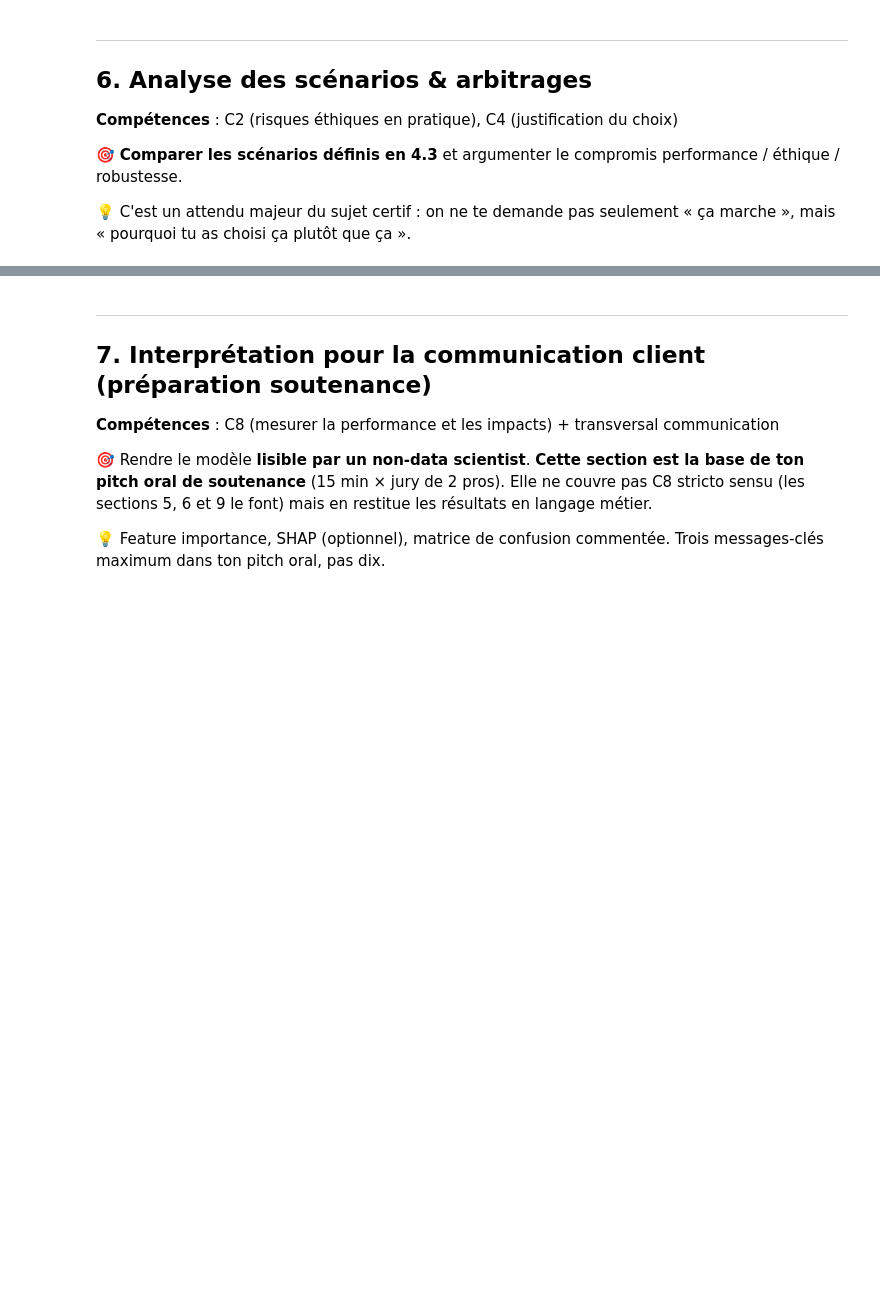
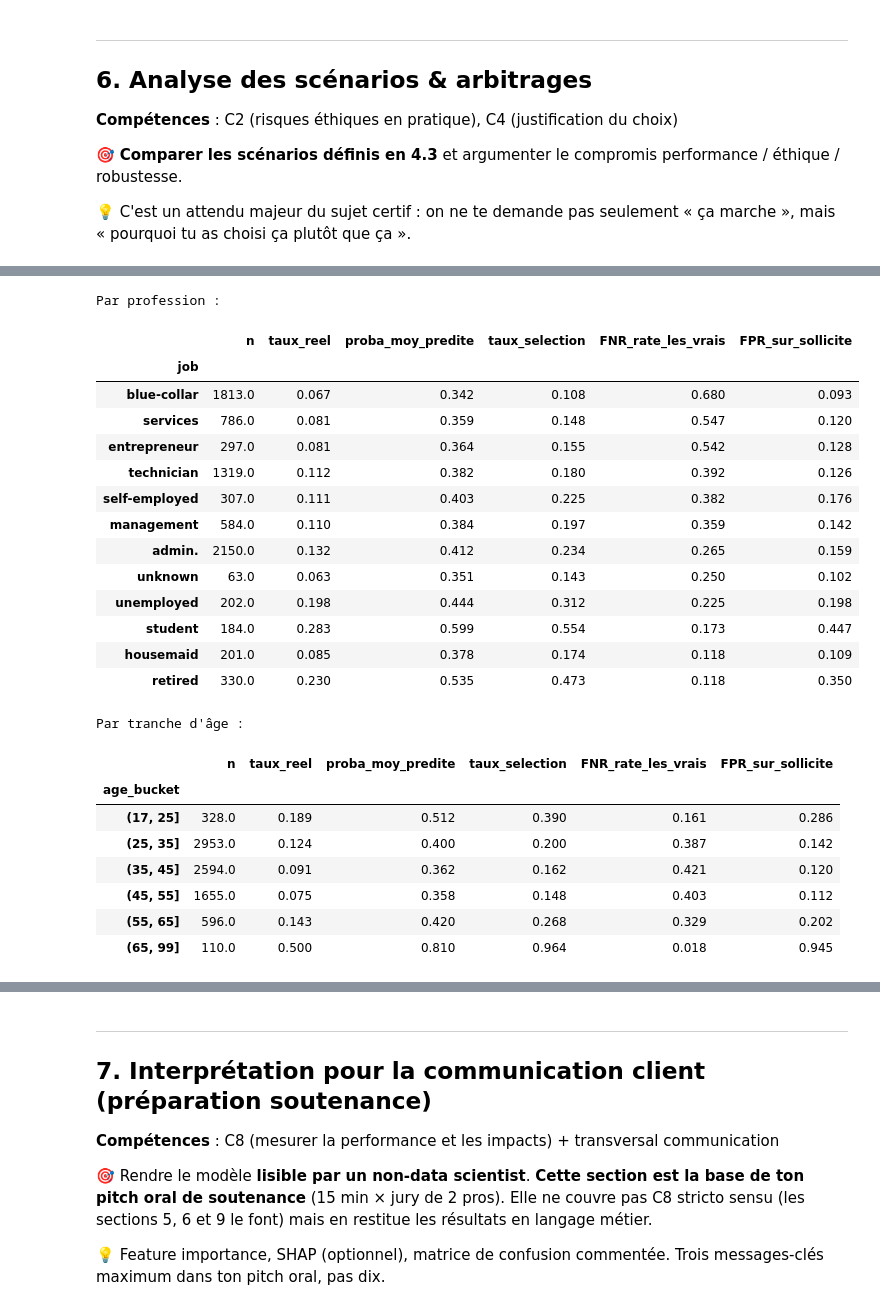
Before and after one commit to nawellepolin/cas-usage-certif-bank-marketing-nawelle, a Jupyter notebook: notebooks/M9_nawelle_bank_marketing.ipynb, the cells around one changed output, grey strips where cells are left out. Saved outputs shown, nothing was run; the diff lists cells and outputs as text; code cells hidden in the pictures; blank space fills up the shorter version.

```diff
--- a/notebooks/M9_nawelle_bank_marketing.ipynb
+++ b/notebooks/M9_nawelle_bank_marketing.ipynb
@@ -928,0 +948,12 @@ Le compromis qui a tranché : entre un modèle plus performant mais non déploya
+# %%
+bins = [17, 25, 35, 45, 55, 65, 99]
+
+df_fe["age_bucket"] = pd.cut(df_fe["age"], bins=bins)
+df_fe["y01"] = y
+
+retained_pipe = fitted_pipelines["scenario_3"]
+eval_df = X_test.copy()
+eval_df["age_bucket"] = pd.cut(eval_df["age"], bins=bins)
+eval_df["y_true"] = y_test.values
+eval_df["y_pred"] = retained_pipe.predict(X_test)
+eval_df["y_proba"] = retained_pipe.predict_proba(X_test)[:, 1]
@@ -928,0 +988,13 @@ Le compromis qui a tranché : entre un modèle plus performant mais non déploya
+# %%
+eval_df["age_job"] = eval_df["age_bucket"].astype(str) + " / " + eval_df["job"]
+counts = eval_df["age_job"].value_counts()
+valid = counts[counts >= 30].index
+sub = eval_df[eval_df["age_job"].isin(valid)]
+sr_inter = sub.groupby("age_job")["y_pred"].mean().sort_values()
+
+print(f"Cellules exploitables (support >= 30) : {len(valid)} / {eval_df['age_job'].nunique()}")
+print(f"Pire groupe  : {sr_inter.index[0]:35s} -> taux de sélection {sr_inter.iloc[0]:.1%}")
+print(f"Meilleur groupe : {sr_inter.index[-1]:32s} -> taux de sélection {sr_inter.iloc[-1]:.1%}")
+di_inter = sr_inter.min() / sr_inter.max()
+print(f"DI intersectionnel = {di_inter:.3f}")
+sr_inter.round(3)
@@ -928,0 +1032,42 @@ Le compromis qui a tranché : entre un modèle plus performant mais non déploya
+# %%
+def group_report(g):
+    pos, neg = g[g["y_true"] == 1], g[g["y_true"] == 0]
+    return pd.Series({
+        "n": len(g),
+        "taux_reel": g["y_true"].mean(),
+        "proba_moy_predite": g["y_proba"].mean(),
+        "taux_selection": g["y_pred"].mean(),
+        "FNR_rate_les_vrais": (pos["y_pred"] == 0).mean() if len(pos) else float("nan"),
+        "FPR_sur_sollicite": (neg["y_pred"] == 1).mean() if len(neg) else float("nan"),
+    })
+
+print("Par profession :")
+display(eval_df.groupby("job").apply(group_report, include_groups=False).round(3).sort_values("FNR_rate_les_vrais", ascending=False))
+
+print("Par tranche d'âge :")
+display(eval_df.groupby("age_bucket", observed=True).apply(group_report, include_groups=False).round(3))
+# %% [output]
+Par profession :
+|  | n | taux_reel | proba_moy_predite | taux_selection | FNR_rate_les_vrais | FPR_sur_sollicite |
+| job |  |  |  |  |  |  |
+| blue-collar | 1813.0 | 0.067 | 0.342 | 0.108 | 0.680 | 0.093 |
+| services | 786.0 | 0.081 | 0.359 | 0.148 | 0.547 | 0.120 |
+| entrepreneur | 297.0 | 0.081 | 0.364 | 0.155 | 0.542 | 0.128 |
+| technician | 1319.0 | 0.112 | 0.382 | 0.180 | 0.392 | 0.126 |
+| self-employed | 307.0 | 0.111 | 0.403 | 0.225 | 0.382 | 0.176 |
+| management | 584.0 | 0.110 | 0.384 | 0.197 | 0.359 | 0.142 |
+| admin. | 2150.0 | 0.132 | 0.412 | 0.234 | 0.265 | 0.159 |
+| unknown | 63.0 | 0.063 | 0.351 | 0.143 | 0.250 | 0.102 |
+| unemployed | 202.0 | 0.198 | 0.444 | 0.312 | 0.225 | 0.198 |
+| student | 184.0 | 0.283 | 0.599 | 0.554 | 0.173 | 0.447 |
+| housemaid | 201.0 | 0.085 | 0.378 | 0.174 | 0.118 | 0.109 |
+| retired | 330.0 | 0.230 | 0.535 | 0.473 | 0.118 | 0.350 |
+Par tranche d'âge :
+|  | n | taux_reel | proba_moy_predite | taux_selection | FNR_rate_les_vrais | FPR_sur_sollicite |
+| age_bucket |  |  |  |  |  |  |
+| (17, 25] | 328.0 | 0.189 | 0.512 | 0.390 | 0.161 | 0.286 |
+| (25, 35] | 2953.0 | 0.124 | 0.400 | 0.200 | 0.387 | 0.142 |
+| (35, 45] | 2594.0 | 0.091 | 0.362 | 0.162 | 0.421 | 0.120 |
+| (45, 55] | 1655.0 | 0.075 | 0.358 | 0.148 | 0.403 | 0.112 |
+| (55, 65] | 596.0 | 0.143 | 0.420 | 0.268 | 0.329 | 0.202 |
+| (65, 99] | 110.0 | 0.500 | 0.810 | 0.964 | 0.018 | 0.945 |
```
Also changed, not shown: parts of 15 cells of this notebook, 3 other files.
